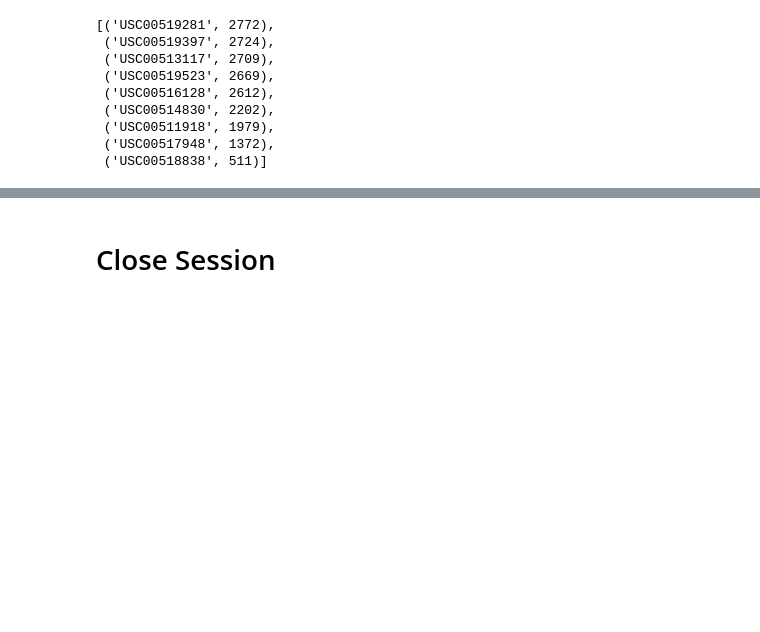
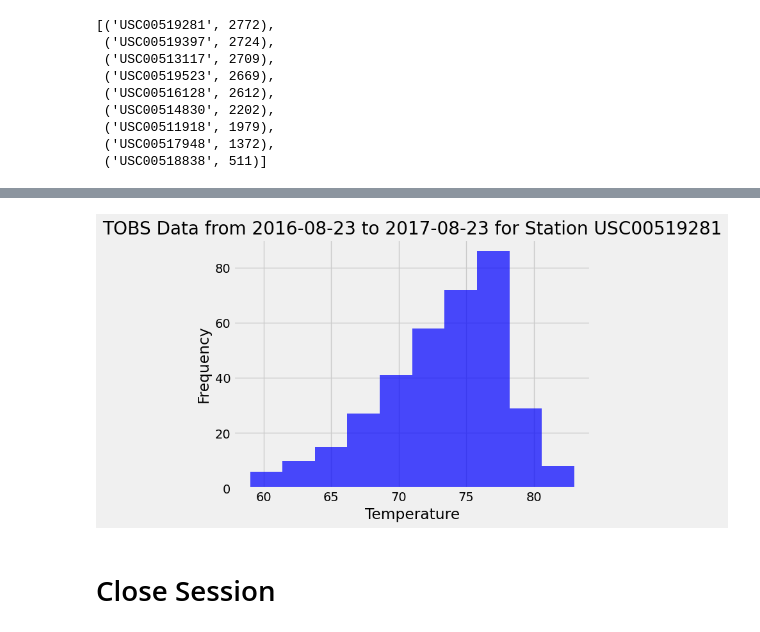
Before and after one commit to mehpree/sqlalchemy-challenge, a Jupyter notebook: climate_starter.ipynb, the cells around one changed output, grey strips where cells are left out. Drawn from its saved outputs; the diff is of its cells as text; code cells hidden in the pictures; blank space fills up the shorter version.

```diff
--- a/climate_starter.ipynb
+++ b/climate_starter.ipynb
@@ -183,6 +182,9 @@ The average temperature for USC00519281 is 71.66378066378067
 # %%
-# Using the most active station id
-# Query the last 12 months of temperature observation data for this station and plot the results as a histogram
-previous_year_data =session.query(measurement.date, measurement.prcp).\
+# Query the last 12 months of temperature observation data for the most active station
+tobs_data = session.query(measurement.date, measurement.tobs).\
+    filter(measurement.station == 'USC00519281').\
     filter(measurement.date >= '2016-08-23').filter(measurement.date <= '2017-08-23').\
     order_by(measurement.date).all()
+
+# Load the query results into a Pandas DataFrame
+tobs_df = pd.DataFrame(tobs_data, columns=['Date', 'TOBS'])
@@ -192,3 +200,20 @@ Text(0.5, 4.183333333333314, 'Temperature')
+# %%
+# Using the most active station id plot the results of the temp for the last 12 months as a histogram
+
+plt.hist(tobs_df['TOBS'], bins=10, color='blue', alpha=0.7)
+
+# Set the labels and title
+plt.xlabel('Temperature')
+plt.ylabel('Frequency')
+plt.title('TOBS Data from 2016-08-23 to 2017-08-23 for Station USC00519281')
+
+# Save the figure (if needed)
+plt.savefig('TOBS_histogram.png')
+
+# Display the histogram
+plt.show()
+# %% [output]
+[figure, added]
 # %% [markdown]
 # Close Session
 # %%
```
Also changed, not shown: parts of 7 cells of this notebook, 3 other files.
